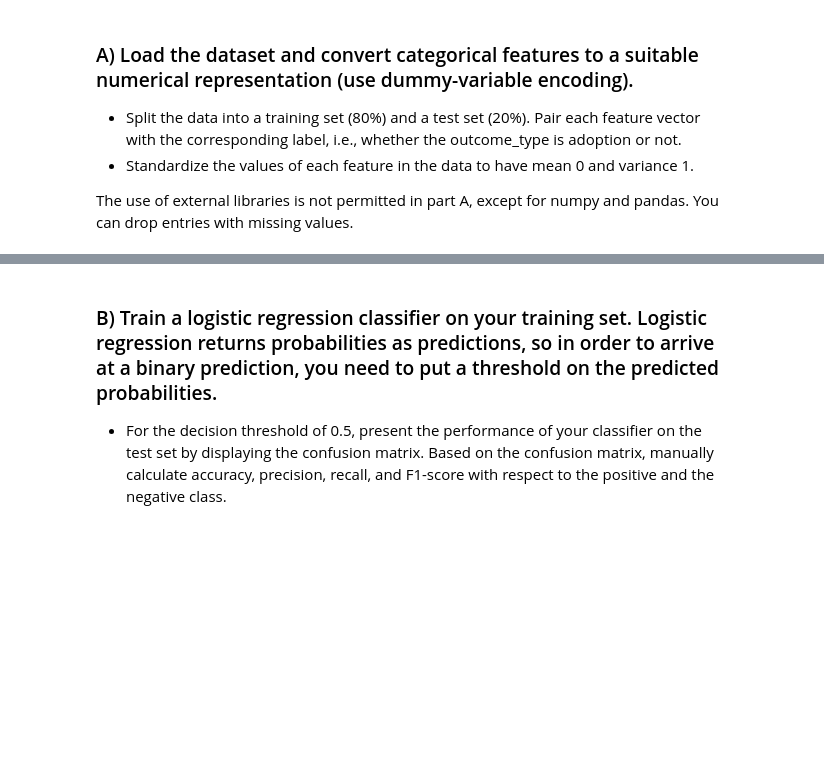
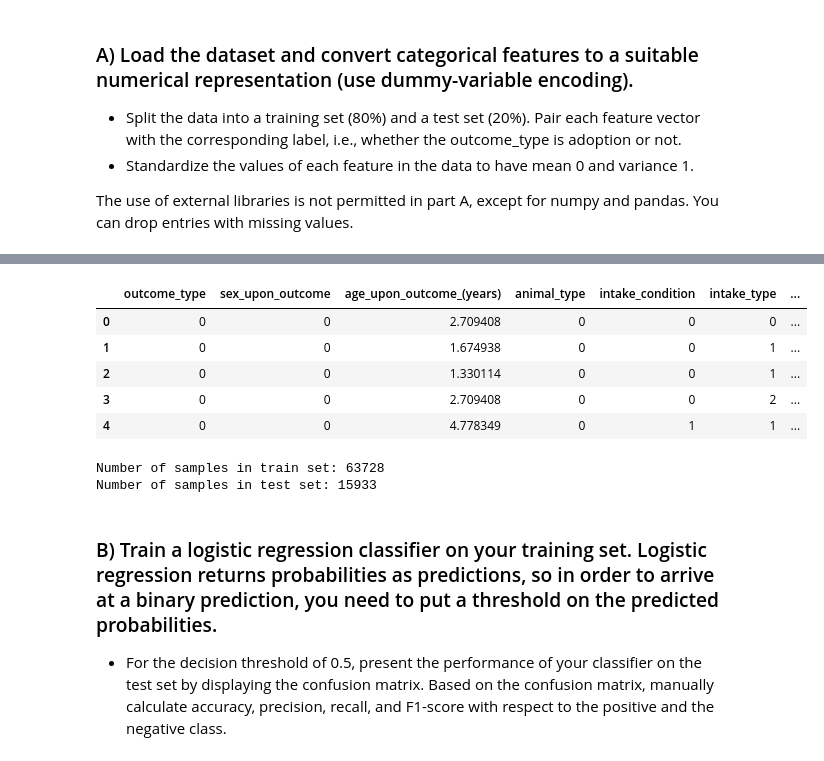
Before and after one commit to Zhang-XC/ADA2023, a Jupyter notebook: Exercises/07 - Learning from data - Applied machine learning/AppliedML.ipynb, the cells around one changed output, grey strips where cells are left out. Saved outputs shown, nothing was run; the diff lists cells and outputs as text; code cells hidden in the pictures; blank space fills up the shorter version.

```diff
--- a/Exercises/07 - Learning from data - Applied machine learning/AppliedML.ipynb
+++ b/Exercises/07 - Learning from data - Applied machine learning/AppliedML.ipynb
@@ -43,3 +55,55 @@ original_data = pd.read_csv(data_folder+'aac_intakes_outcomes.csv', usecols=colu
+# %%
+# preprocess data
+data = original_data.dropna(how='any', axis=0)
+
+adopted = data["outcome_type"]=="Adoption"
+data.loc[adopted, ["outcome_type"]] = 1
+data.loc[~adopted, ["outcome_type"]] = 0
+
+def encode(df, columns):
+    df_encode = df.copy()
+    mapping = []
+    for column in columns:
+        encode_column, uniques = pd.factorize(df_encode[column])
+        df_encode[column] = encode_column
+        mapping.append(uniques)
+    return df_encode, mapping
+
+columns_encode = ['animal_type', 'intake_condition', 'intake_type', 'sex_upon_intake', 'sex_upon_outcome']
+data, mapping = encode(data, columns_encode)
+
+def standardize(df, columns):
+    df_std = df.copy()
+    for column in columns:
+        df_std[column] = (df_std[column] - df_std[column].mean()) / df_std[column].std()
+    return df_std
+
+columns_std = ['intake_year', 'age_upon_intake_(years)', 'time_in_shelter_days', 'age_upon_outcome_(years)']
+data = standardize(data, columns_std)
+data.head()
+# %% [output]
+|  | outcome_type | sex_upon_outcome | age_upon_outcome_(years) | animal_type | intake_condition | intake_type | ... |
+| 0 | 0 | 0 | 2.709408 | 0 | 0 | 0 | ... |
+| 1 | 0 | 0 | 1.674938 | 0 | 0 | 1 | ... |
+| 2 | 0 | 0 | 1.330114 | 0 | 0 | 1 | ... |
+| 3 | 0 | 0 | 2.709408 | 0 | 0 | 2 | ... |
+| 4 | 0 | 0 | 4.778349 | 0 | 1 | 1 | ... |
+# %%
+# train-test split
+train_size = int(0.8 * len(data))
+ind = np.arange(len(data))
+train_ind = np.random.choice(ind, size=train_size, replace=False)
+test_ind = ind[~np.isin(ind, train_ind)]
+train_dataset, test_dataset = data.iloc[train_ind], data.iloc[test_ind]
+print(f"Number of samples in train set: {len(train_dataset)}")
+print(f"Number of samples in test set: {len(test_dataset)}")
+
+X = list(set(columns) - set(["outcome_type"]))
+train_X, train_y = train_dataset[X].to_numpy(np.float32), train_dataset["outcome_type"].to_numpy(np.uint8)
+test_X, test_y = test_dataset[X].to_numpy(np.float32), test_dataset["outcome_type"].to_numpy(np.uint8)
+# %% [output]
+Number of samples in train set: 63728
+Number of samples in test set: 15933
 # %% [markdown]
 ### B) Train a logistic regression classifier on your training set. Logistic regression returns probabilities as predictions, so in order to arrive at a binary prediction, you need to put a threshold on the predicted probabilities.
 - For the decision threshold of 0.5, present the performance of your classifier on the test set by displaying the confusion matrix. Based on the confusion matrix, manually calculate accuracy, precision, recall, and F1-score with respect to the positive and the negative class.
```
Also changed, not shown: parts of 8 cells of this notebook.
